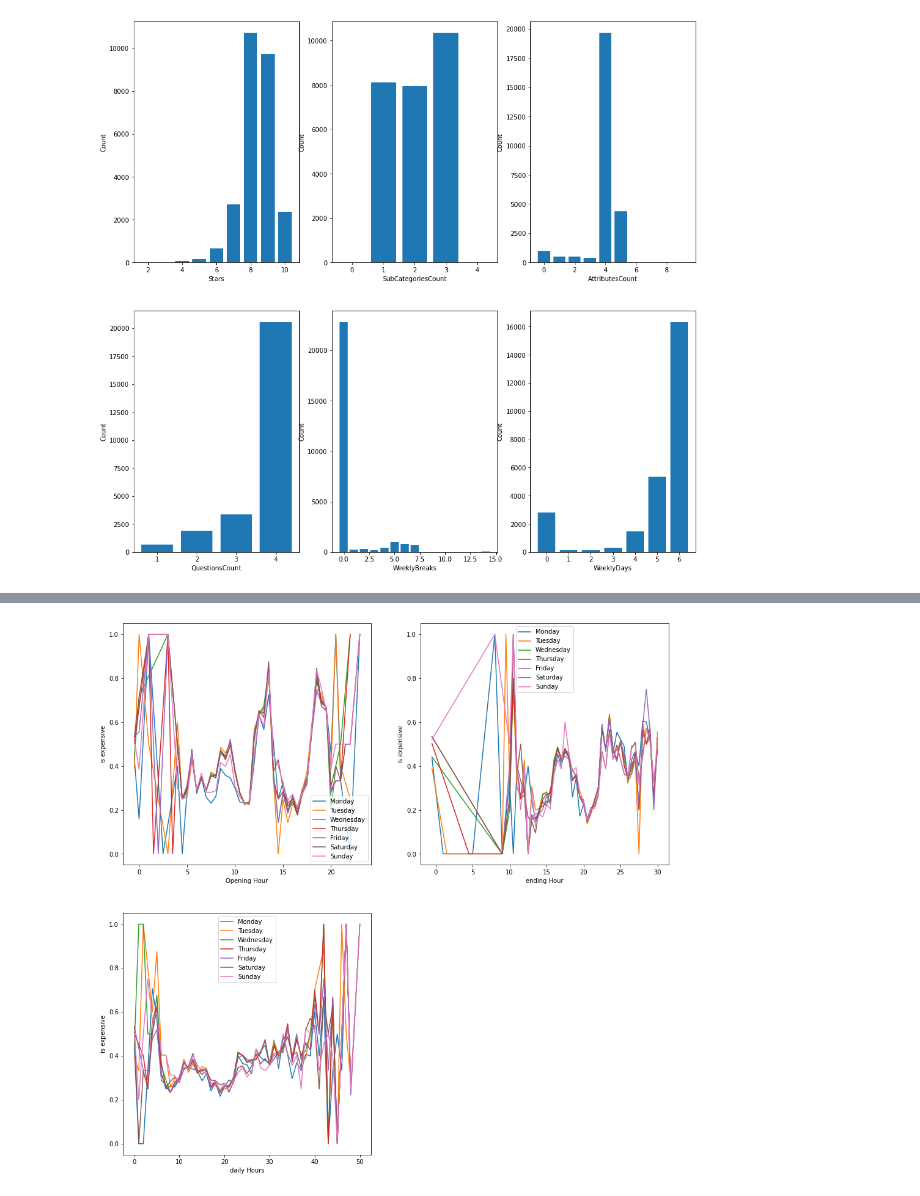
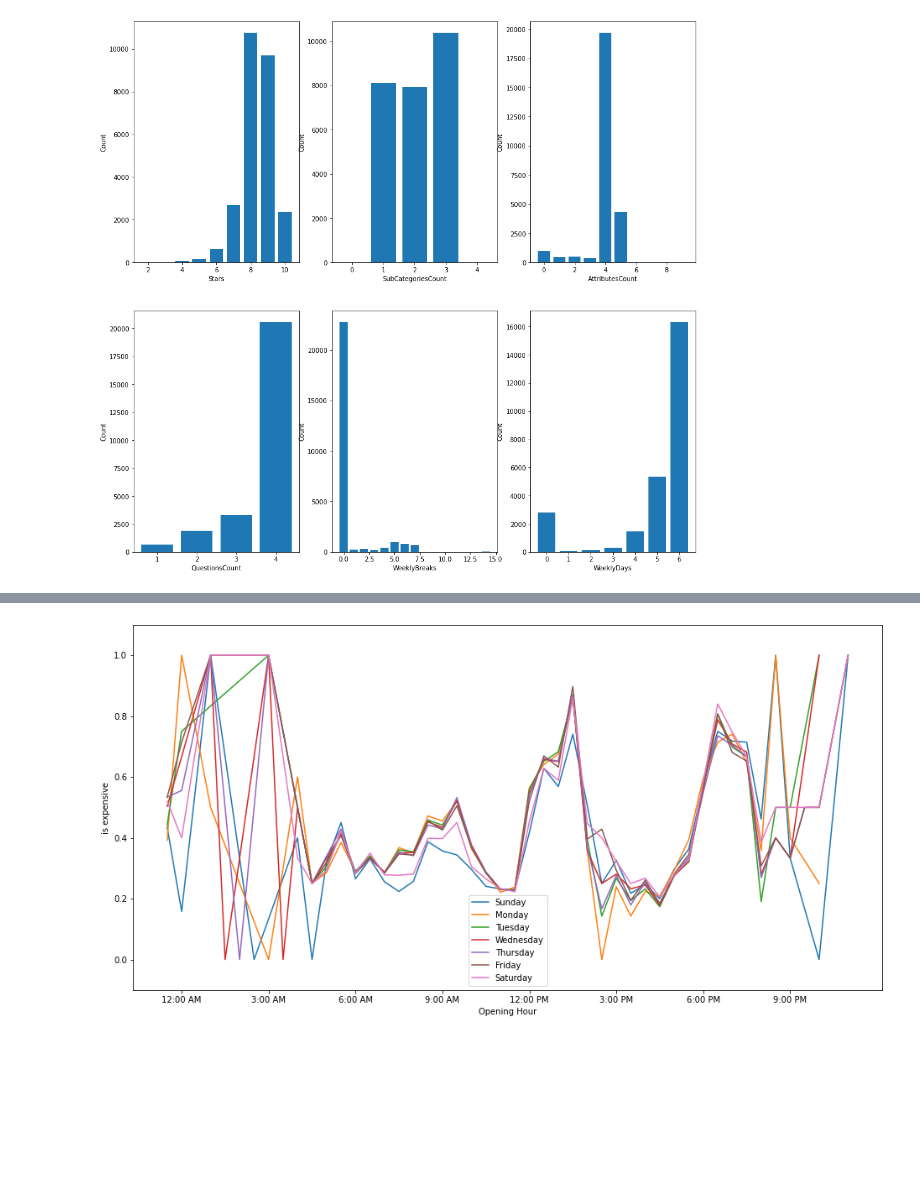
Before and after one commit to omer-priel/TheRootOfDataScience, a Jupyter notebook: notebooks/main_omer.ipynb, the cells around one changed output, grey strips where cells are left out. Cells and saved outputs as stored; diff of their text form; code cells hidden in the pictures; blank space fills up the shorter version.

```diff
--- a/notebooks/main_omer.ipynb
+++ b/notebooks/main_omer.ipynb
@@ -448,40 +467,0 @@ def create_category_class(df_create:pd.DataFrame):
-# %%
-if SHOW_IN_DEVELOPMENT:
-    week_days={"1":"Monday","2":"Tuesday","3":"Wednesday","4": "Thursday" , "5":"Friday", "6":"Saturday","7":"Sunday" }
-
-    fig = plt.figure(figsize= (16,16))
-    ax_open = fig.add_subplot(2,2,1)
-    ax_end = fig.add_subplot(2,2,2)
-    ax_count = fig.add_subplot(2,2,3)
-
-    #handle the opening hour
-    plt.sca(ax_open)
-    plt.ylabel("is expensive")
-    plt.xlabel("Opening Hour")
-    for i in range(7):
-        mean_df = df[["OpenHour"+str(i+1),target_column]].groupby(["OpenHour"+str(i+1)]).mean()
-        plt.plot(mean_df.index/2,mean_df.values,label = week_days[str(i+1)])
-    plt.legend()
-
-    #handle the ending hour
-    plt.sca(ax_end)
-    plt.ylabel("is expensive")
-    plt.xlabel("ending Hour")
-    for i in range(7):
-        mean_df = df[["EndHour"+str(i+1),target_column]].groupby(["EndHour"+str(i+1)]).mean()
-        plt.plot(mean_df.index/2,mean_df.values,label = week_days[str(i+1)])
-    plt.legend()
-
-    #handle count hour
-    plt.sca(ax_count)
-    plt.ylabel("is expensive")
-    plt.xlabel("daily Hours")
-    for i in range(7):
-        mean_df = df[["CountHour"+str(i+1),target_column]].groupby(["CountHour"+str(i+1)]).mean()
-        plt.plot(mean_df.index,mean_df.values,label = week_days[str(i+1)])
-    plt.legend()
-
-
-    plt.show()
-# %% [output]
-[figure, removed]
@@ -487,0 +541,25 @@ if SHOW_IN_DEVELOPMENT:
+# %%
+# Show the opening hour ped day
+
+if SHOW_IN_DEVELOPMENT:
+    fig = plt.figure(figsize= (16, 8))
+
+    ax = fig.add_subplot(1, 1, 1)
+    plt.sca(ax)
+
+    plt.ylabel("is expensive")
+    plt.xlabel("Opening Hour")
+
+    for i in range(7):
+        mean_df = df[["OpenHour"+str(i+1), target_column]].groupby(["OpenHour"+str(i+1)]).mean()
+        plt.plot(mean_df.index, mean_df.values, label = week_days[str(i+1)])
+
+    ax.set_xticks(range(0,48,6))
+    ax.set_xticklabels(map(lambda x:time_open_select[int(x)], range(0,48,6)))
+
+    plt.ylim(-0.1, 1.1)
+    plt.legend()
+
+    plt.show()
+# %% [output]
+[figure, added]
```
Also changed, not shown: parts of 38 cells of this notebook, 2 other files.
